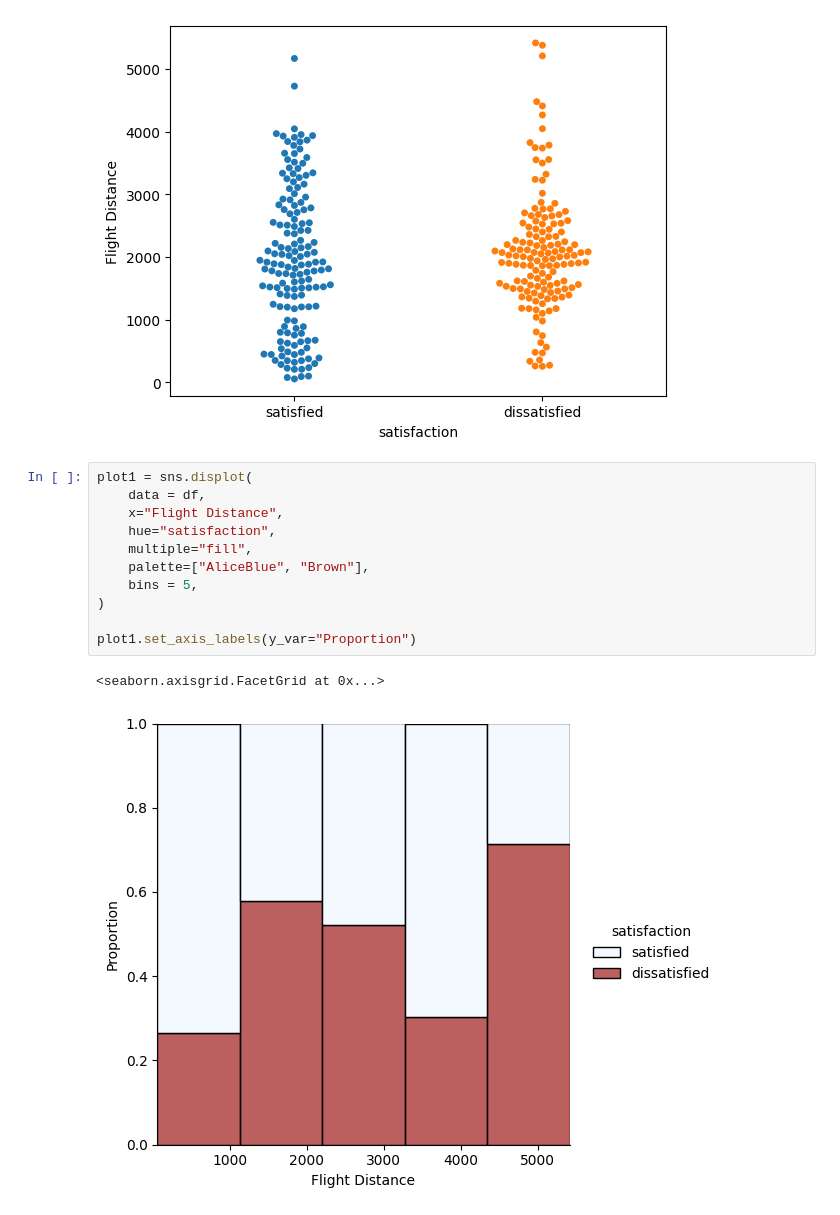
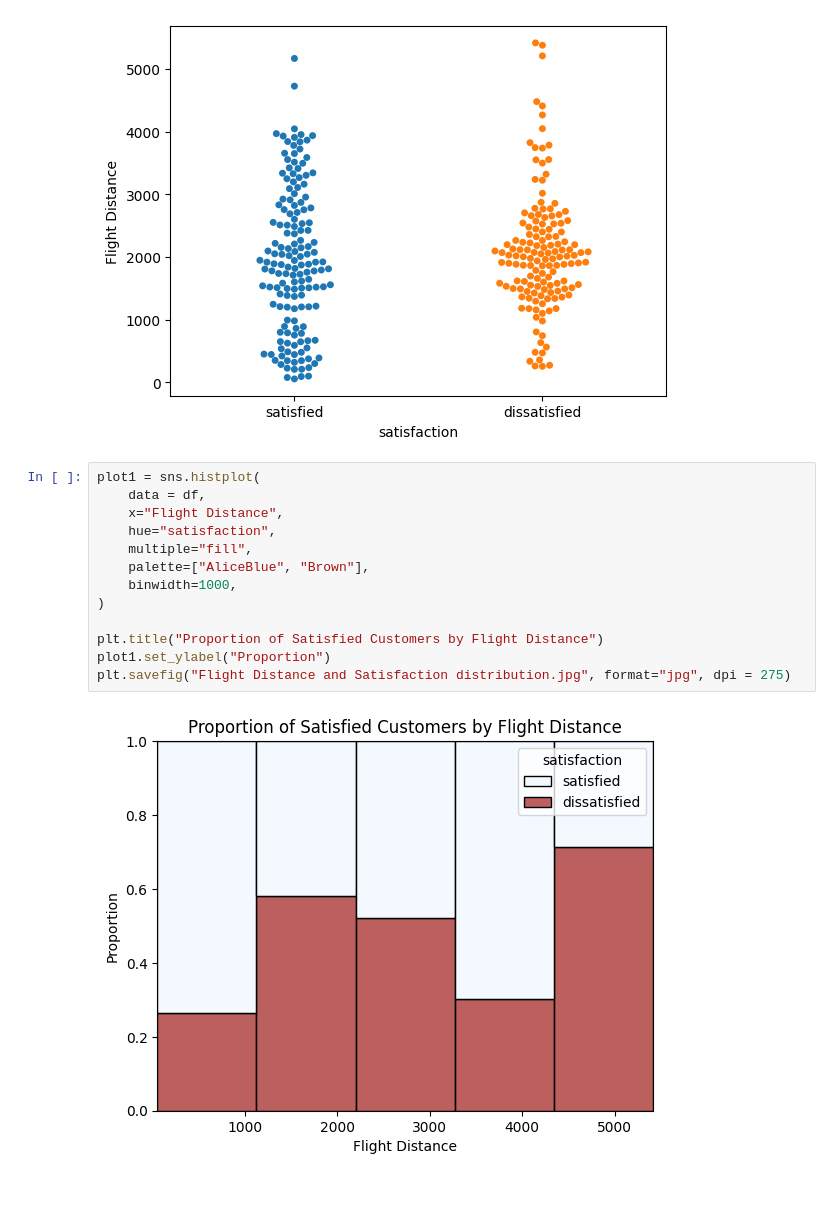
Before and after one commit to HusainE29/Airlines-Dataset, a Jupyter notebook: Airlines Quality Analysis Report.ipynb, the cells around one changed output. Cells and saved outputs as stored; diff of their text form.

```diff
--- a/Airlines Quality Analysis Report.ipynb
+++ b/Airlines Quality Analysis Report.ipynb
@@ -135,16 +135,17 @@ sns.swarmplot(data=df, y="Flight Distance", x="satisfaction", hue="satisfaction"
 <Axes: xlabel='satisfaction', ylabel='Flight Distance'>
 [figure]
 # %%
-plot1 = sns.displot(
+plot1 = sns.histplot(
     data = df,
     x="Flight Distance",
     hue="satisfaction",
     multiple="fill",
     palette=["AliceBlue", "Brown"],
-    bins = 5,
+    binwidth=1000,
 )
 
-plot1.set_axis_labels(y_var="Proportion")
+plt.title("Proportion of Satisfied Customers by Flight Distance")
+plot1.set_ylabel("Proportion")
+plt.savefig("Flight Distance and Satisfaction distribution.jpg", format="jpg", dpi = 275)
 # %% [output]
-<seaborn.axisgrid.FacetGrid at 0x...>
-[figure, old version]
+[figure, new version]
```
Also changed, not shown: 1 other file.
